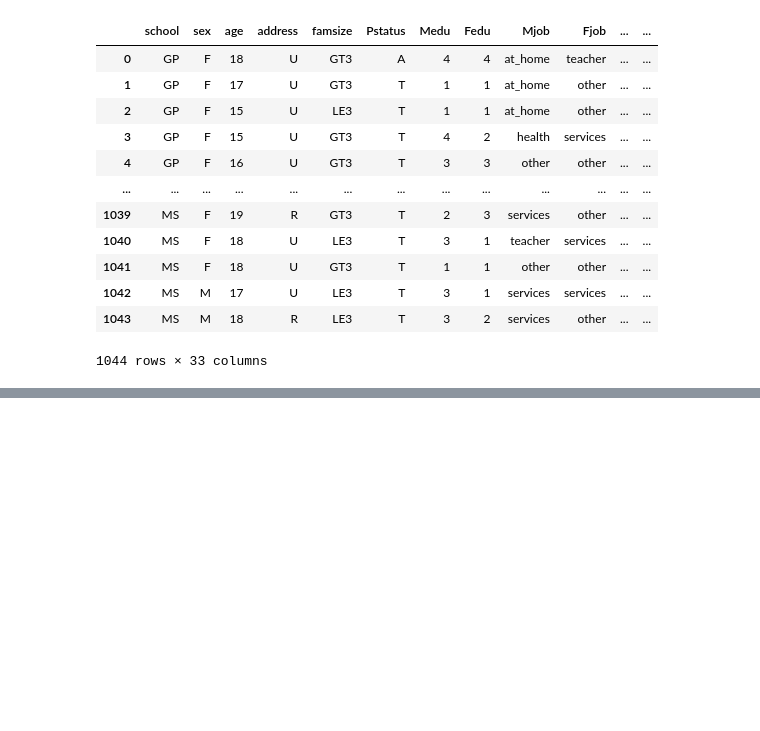
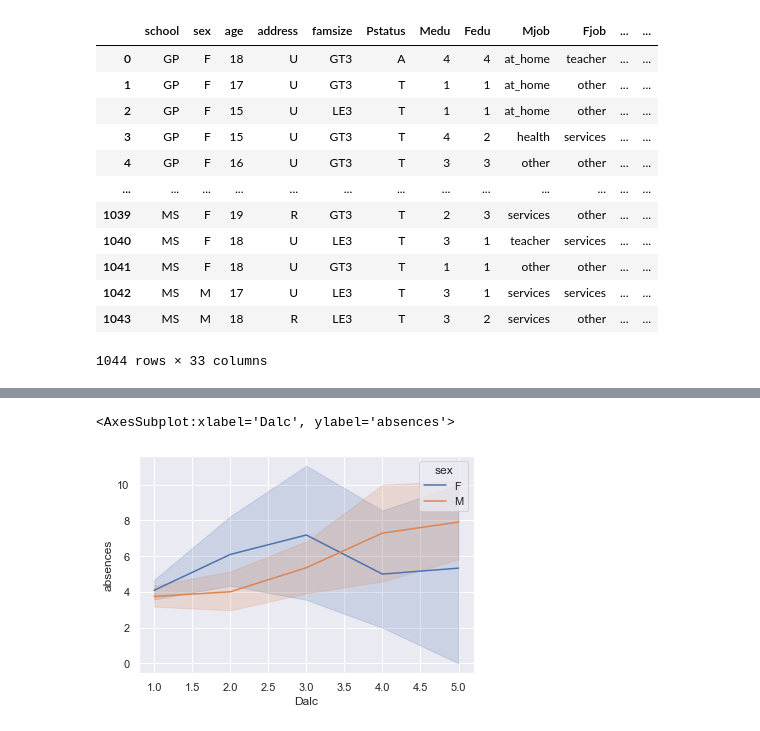
Before and after one commit to jaimiesj/health_outcomes, a Jupyter notebook: project_model.ipynb, the cells around one changed output, grey strips where cells are left out. Drawn from its saved outputs; the diff is of its cells as text; code cells hidden in the pictures; blank space fills up the shorter version.

```diff
--- a/project_model.ipynb
+++ b/project_model.ipynb
@@ -25,0 +56,11 @@ data
+# %%
+sns.set_theme(style="darkgrid")
+
+
+# Plot the responses for different events and regions
+sns.lineplot(x="Dalc", y="absences",
+             hue="sex",
+             data=data)
+# %% [output]
+<AxesSubplot:xlabel='Dalc', ylabel='absences'>
+[figure, added]
```
Also changed, not shown: parts of 13 cells of this notebook.
